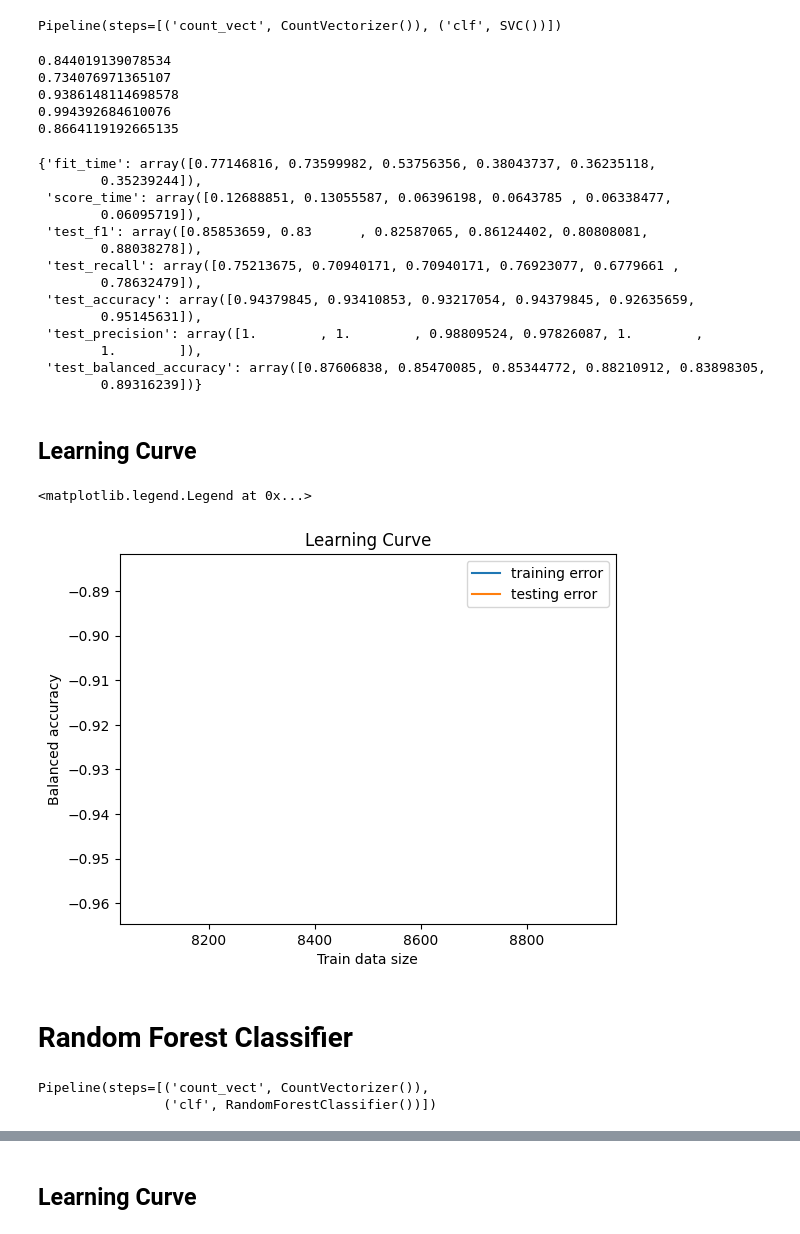
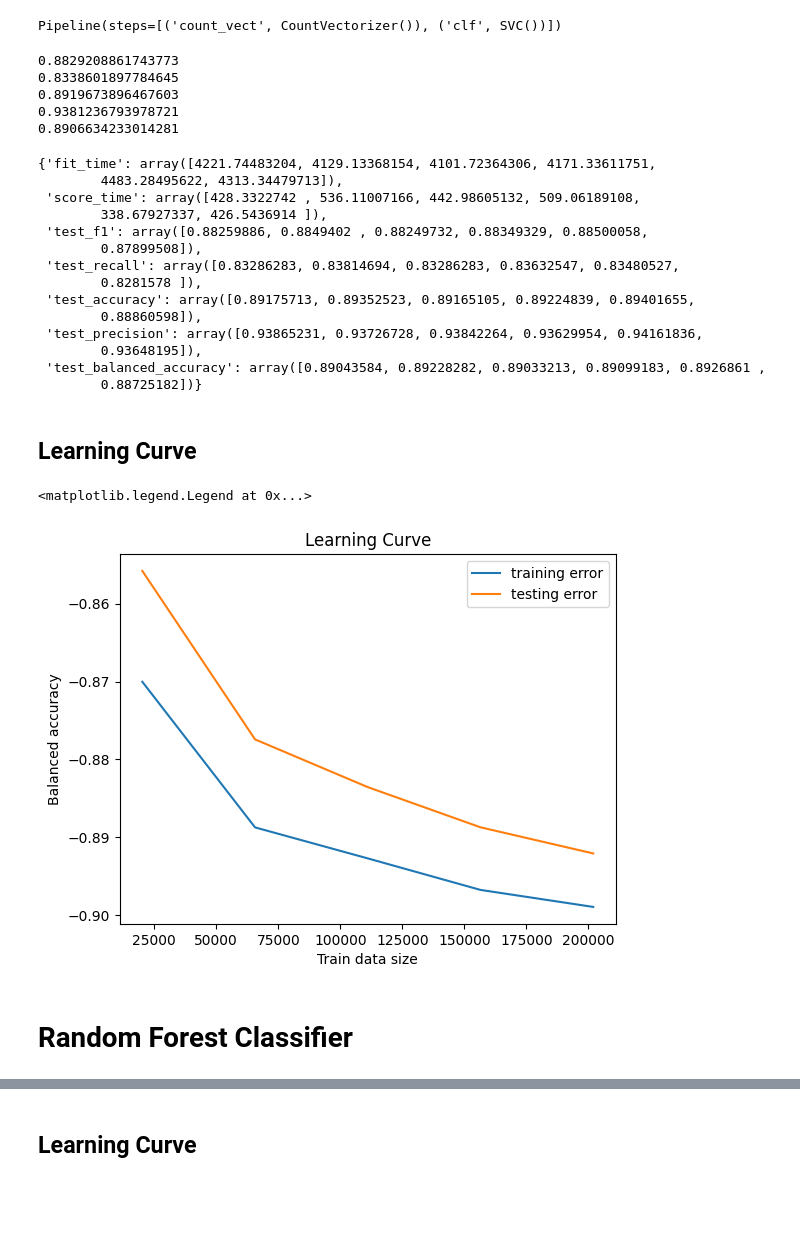
Before and after one commit to BryanEgbert/sentimental_analysis, a Jupyter notebook: depression_detection_python.ipynb, the cells around one changed output, grey strips where cells are left out. Drawn from its saved outputs; the diff is of its cells as text; code cells hidden in the pictures; blank space fills up the shorter version.

```diff
--- a/depression_detection_python.ipynb
+++ b/depression_detection_python.ipynb
@@ -232,11 +222,11 @@ count_svc_pipeline = Pipeline([
     ('clf', SVC())
 ])
 
-count_svc_pipeline.fit(x_train, y_train)
+count_svc_pipeline
 # %% [output]
 Pipeline(steps=[('count_vect', CountVectorizer()), ('clf', SVC())])
 # %%
-cv_result = cross_validate(count_svc_pipeline, x_test, y_test, scoring=['f1', 'recall', 'accuracy', 'precision', 'balanced_accuracy'], cv=6)
+cv_result = cross_validate(count_svc_pipeline, x_train, y_train, scoring=['f1', 'recall', 'accuracy', 'precision', 'balanced_accuracy'], cv=6, n_jobs=-1)
 
 print(cv_result['test_f1'].mean())
 print(cv_result['test_recall'].mean())
@@ -246,43 +236,41 @@ print(cv_result['test_balanced_accuracy'].mean())
 
 cv_result
 # %% [output]
-0.844019139078534
-0.734076971365107
-0.9386148114698578
-0.994392684610076
-0.8664119192665135
+0.8829208861743773
+0.8338601897784645
+0.8919673896467603
+0.9381236793978721
+0.8906634233014281
-{'fit_time': array([0.77146816, 0.73599982, 0.53756356, 0.38043737, 0.36235118,
-        0.35239244]),
- 'score_time': array([0.12688851, 0.13055587, 0.06396198, 0.0643785 , 0.06338477,
-        0.06095719]),
- 'test_f1': array([0.85853659, 0.83      , 0.82587065, 0.86124402, 0.80808081,
-        0.88038278]),
- 'test_recall': array([0.75213675, 0.70940171, 0.70940171, 0.76923077, 0.6779661 ,
-        0.78632479]),
- 'test_accuracy': array([0.94379845, 0.93410853, 0.93217054, 0.94379845, 0.92635659,
-        0.95145631]),
- 'test_precision': array([1.        , 1.        , 0.98809524, 0.97826087, 1.        ,
-        1.        ]),
- 'test_balanced_accuracy': array([0.87606838, 0.85470085, 0.85344772, 0.88210912, 0.83898305,
-        0.89316239])}
+{'fit_time': array([4221.74483204, 4129.13368154, 4101.72364306, 4171.33611751,
+        4483.28495622, 4313.34479713]),
+ 'score_time': array([428.3322742 , 536.11007166, 442.98605132, 509.06189108,
+        338.67927337, 426.5436914 ]),
+ 'test_f1': array([0.88259886, 0.8849402 , 0.88249732, 0.88349329, 0.88500058,
+        0.87899508]),
+ 'test_recall': array([0.83286283, 0.83814694, 0.83286283, 0.83632547, 0.83480527,
+        0.8281578 ]),
+ 'test_accuracy': array([0.89175713, 0.89352523, 0.89165105, 0.89224839, 0.89401655,
+        0.88860598]),
+ 'test_precision': array([0.93865231, 0.93726728, 0.93842264, 0.93629954, 0.94161836,
+        0.93648195]),
+ 'test_balanced_accuracy': array([0.89043584, 0.89228282, 0.89033213, 0.89099183, 0.8926861 ,
+        0.88725182])}
 # %% [markdown]
 ## Learning Curve
 # %%
-from sklearn.model_selection import LearningCurveDisplay, learning_curve
+from sklearn.model_selection import learning_curve
 import numpy as np
 
-train_sizes = [1, 1000, 3000, 5000, 8500]
-# print(np.linspace(1, 45000, 100))
-train_sizes, train_scores, test_scores, fit_times, score_times = learning_curve(estimator=count_svc_pipeline, X=np.asarray(df['tweet']), y=np.asarray(df['target']), train_sizes=train_sizes, cv=6, scoring='balanced_accuracy', random_state=100, return_times=True)
+train_sizes, train_scores, test_scores, fit_times, score_times = learning_curve(estimator=count_svc_pipeline, X=np.asarray(df['tweet']), y=np.asarray(df['target']), cv=6, scoring='balanced_accuracy', random_state=100, return_times=True, n_jobs=-1)
 plt.plot(train_sizes, np.mean(-train_scores,axis=1), label='training error')
 plt.plot(train_sizes, np.mean(-test_scores,axis=1), label='testing error')
 plt.title("Learning Curve")
 plt.xlabel("Train data size")
 plt.ylabel("Balanced accuracy")
 plt.legend()
 # %% [output]
 <matplotlib.legend.Legend at 0x...>
-[figure, old version]
+[figure, new version]
 # %% [markdown]
 # Random Forest Classifier
 # %%
@@ -291,9 +279,4 @@ count_rf_pipeline = Pipeline([
     ('count_vect', CountVectorizer()),
     ('clf', RandomForestClassifier())
 ])
-
-count_rf_pipeline.fit(x_train, y_train)
-# %% [output]
-Pipeline(steps=[('count_vect', CountVectorizer()),
-                ('clf', RandomForestClassifier())])
 # %%
```
Also changed, not shown: parts of 20 cells of this notebook, 3 other files.
